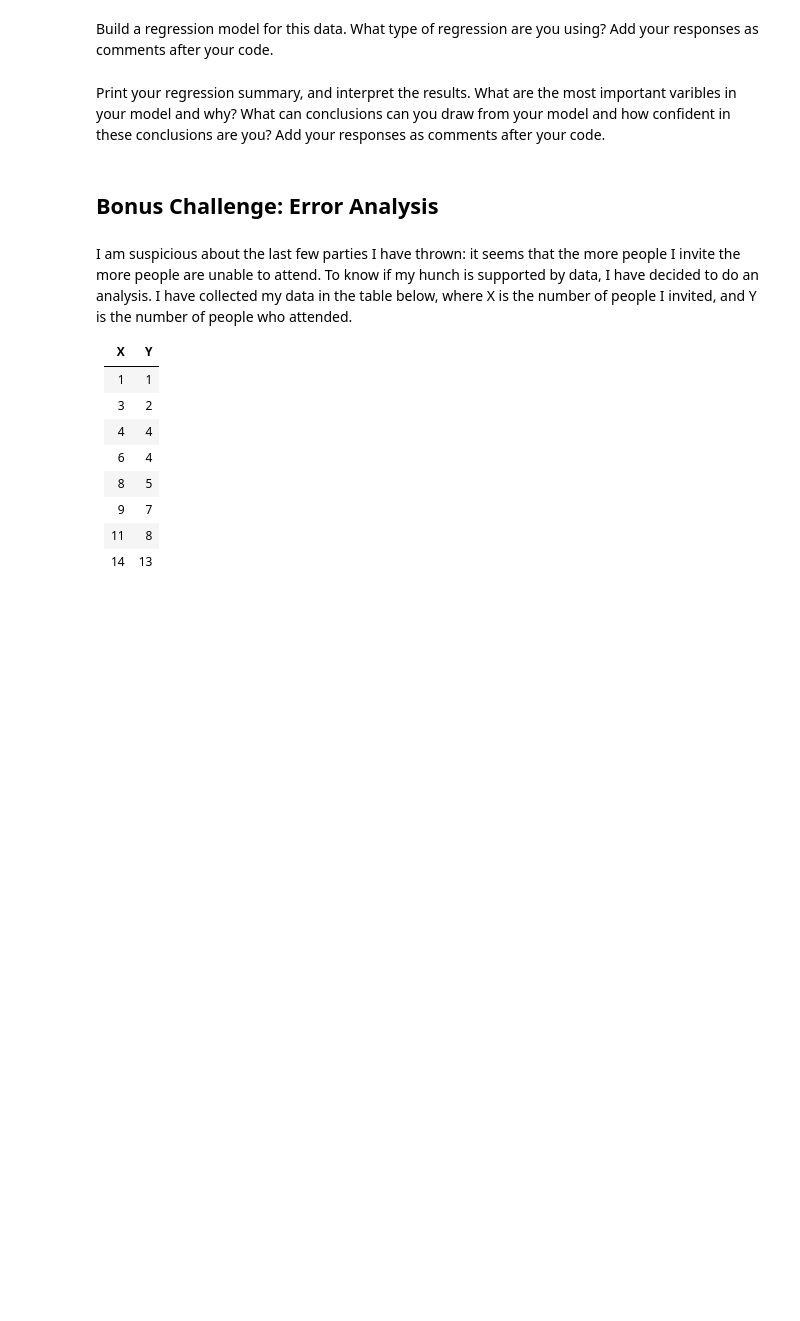
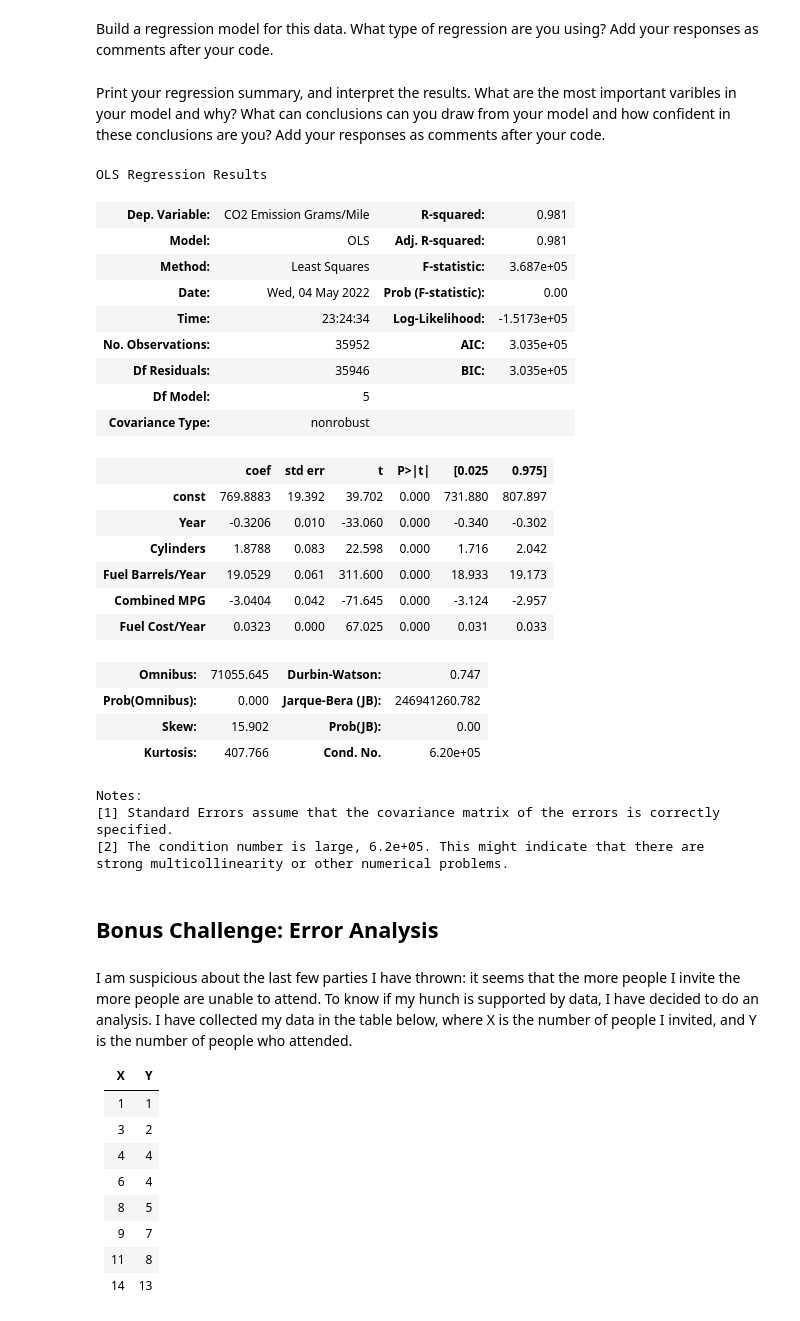
Before and after one commit to Ironhack-Data-Madrid-Marzo-2022/7.3-lab_regression_analysis, a Jupyter notebook: your-code.ipynb, the cells around one changed output. Cells and saved outputs as stored; diff of their text form; code cells hidden in the pictures; blank space fills up the shorter version.

```diff
--- a/your-code.ipynb
+++ b/your-code.ipynb
@@ -89,3 +89,7 @@ Build a regression model for this data. What will be your outcome variable? What
+# %%
+# Your response here.
+X = sm.add_constant(X)
+modelo = sm.OLS(y, X).fit()
 # %% [markdown]
 Plot your regression model on your scatter plot.
 # %%
@@ -119,0 +120,6 @@ NameError: name 'vehiculos' is not defined
+# %%
+columnas = ['Year', 'Cylinders', 'Fuel Barrels/Year', 'Combined MPG', 'Fuel Cost/Year']
+
+X = vehiculos[columnas]
+y = vehiculos['CO2 Emission Grams/Mile']
+X.corr()
@@ -124,7 +135,38 @@ Build a regression model for this data. What type of regression are you using? A
+# %%
+# Your response here.
+X = sm.add_constant(X)
+modelo = sm.OLS(y, X).fit()
 # %% [markdown]
 Print your regression summary, and interpret the results. What are the most important varibles in your model and why? What can conclusions can you draw from your model and how confident in these conclusions are you? Add your responses as comments after your code.
 # %%
 # Your response here.
+modelo.summary()
+# %% [output]
+OLS Regression Results
+| Dep. Variable: | CO2 Emission Grams/Mile | R-squared: | 0.981 |
+| Model: | OLS | Adj. R-squared: | 0.981 |
+| Method: | Least Squares | F-statistic: | 3.687e+05 |
+| Date: | Wed, 04 May 2022 | Prob (F-statistic): | 0.00 |
+| Time: | 23:24:34 | Log-Likelihood: | -1.5173e+05 |
+| No. Observations: | 35952 | AIC: | 3.035e+05 |
+| Df Residuals: | 35946 | BIC: | 3.035e+05 |
+| Df Model: | 5 |  |  |
+| Covariance Type: | nonrobust |  |  |
+|  | coef | std err | t | P>|t| | [0.025 | 0.975] |
+| const | 769.8883 | 19.392 | 39.702 | 0.000 | 731.880 | 807.897 |
+| Year | -0.3206 | 0.010 | -33.060 | 0.000 | -0.340 | -0.302 |
+| Cylinders | 1.8788 | 0.083 | 22.598 | 0.000 | 1.716 | 2.042 |
+| Fuel Barrels/Year | 19.0529 | 0.061 | 311.600 | 0.000 | 18.933 | 19.173 |
+| Combined MPG | -3.0404 | 0.042 | -71.645 | 0.000 | -3.124 | -2.957 |
+| Fuel Cost/Year | 0.0323 | 0.000 | 67.025 | 0.000 | 0.031 | 0.033 |
+| Omnibus: | 71055.645 | Durbin-Watson: | 0.747 |
+| Prob(Omnibus): | 0.000 | Jarque-Bera (JB): | 246941260.782 |
+| Skew: | 15.902 | Prob(JB): | 0.00 |
+| Kurtosis: | 407.766 | Cond. No. | 6.20e+05 |
+Notes:
+[1] Standard Errors assume that the covariance matrix of the errors is correctly specified.
+[2] The condition number is large, 6.2e+05. This might indicate that there are
+strong multicollinearity or other numerical problems.
 # %% [markdown]
 ## Bonus Challenge: Error Analysis
 # %% [markdown]
```
Also changed, not shown: parts of 6 cells of this notebook.
